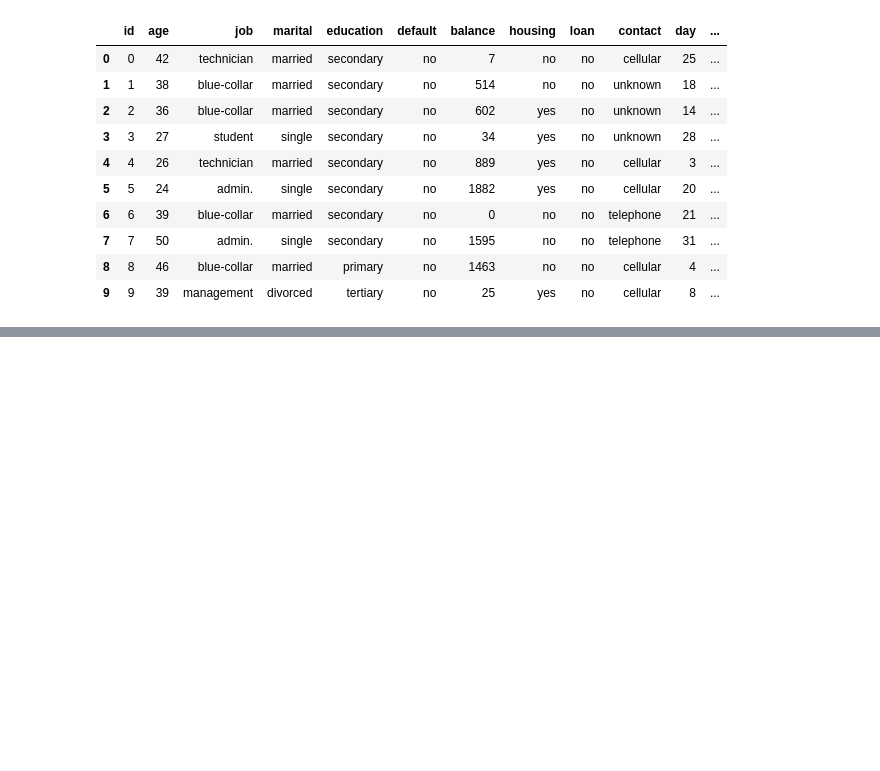
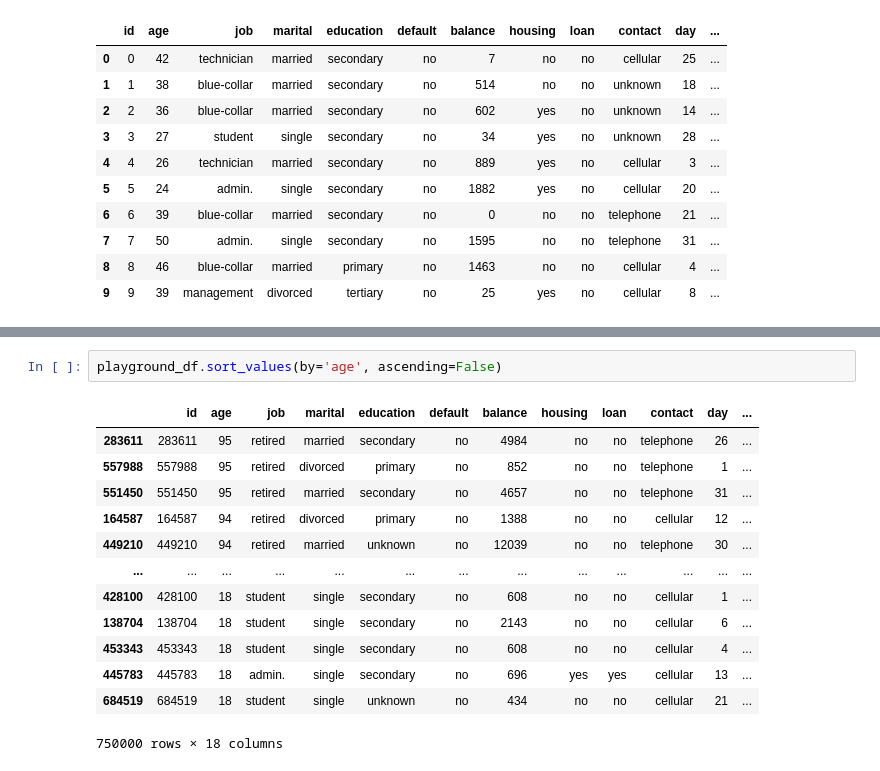
Before and after one commit to changdoong/learning-projects, a Jupyter notebook: playground_df/Untitled.ipynb, the cells around one changed output, grey strips where cells are left out. Saved outputs shown, nothing was run; the diff lists cells and outputs as text; blank space fills up the shorter version.

```diff
--- a/playground_df/Untitled.ipynb
+++ b/playground_df/Untitled.ipynb
@@ -17,0 +115,16 @@ playground_df.head(10)
+# %%
+playground_df.sort_values(by='age', ascending=False)
+# %% [output]
+|  | id | age | job | marital | education | default | balance | housing | loan | contact | day | ... |
+| 283611 | 283611 | 95 | retired | married | secondary | no | 4984 | no | no | telephone | 26 | ... |
+| 557988 | 557988 | 95 | retired | divorced | primary | no | 852 | no | no | telephone | 1 | ... |
+| 551450 | 551450 | 95 | retired | married | secondary | no | 4657 | no | no | telephone | 31 | ... |
+| 164587 | 164587 | 94 | retired | divorced | primary | no | 1388 | no | no | cellular | 12 | ... |
+| 449210 | 449210 | 94 | retired | married | unknown | no | 12039 | no | no | telephone | 30 | ... |
+| ... | ... | ... | ... | ... | ... | ... | ... | ... | ... | ... | ... | ... |
+| 428100 | 428100 | 18 | student | single | secondary | no | 608 | no | no | cellular | 1 | ... |
+| 138704 | 138704 | 18 | student | single | secondary | no | 2143 | no | no | cellular | 6 | ... |
+| 453343 | 453343 | 18 | student | single | secondary | no | 608 | no | no | cellular | 4 | ... |
+| 445783 | 445783 | 18 | admin. | single | secondary | no | 696 | yes | yes | cellular | 13 | ... |
+| 684519 | 684519 | 18 | student | single | unknown | no | 434 | no | no | cellular | 21 | ... |
+750000 rows × 18 columns
```
Also changed, not shown: parts of 20 cells of this notebook.
